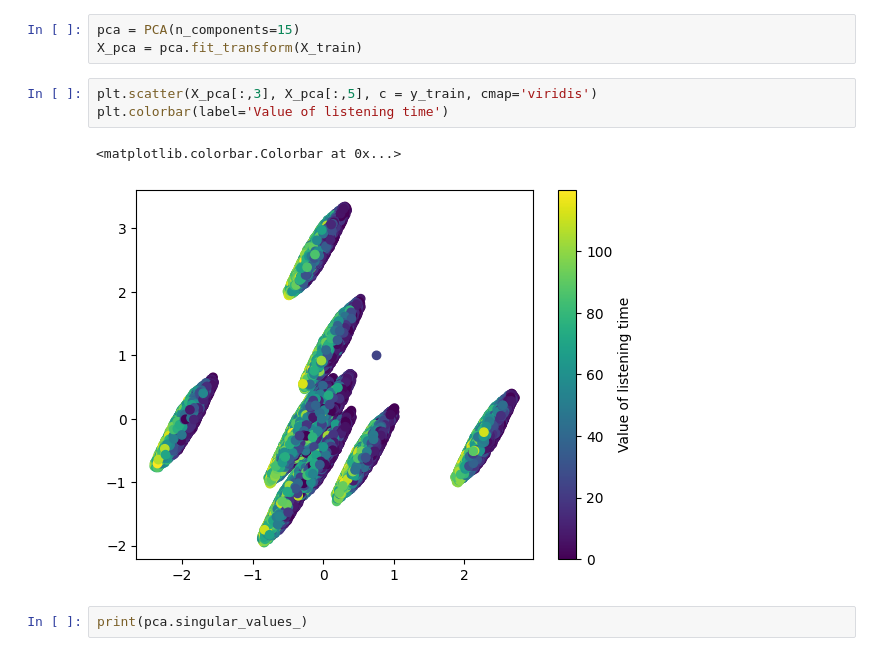
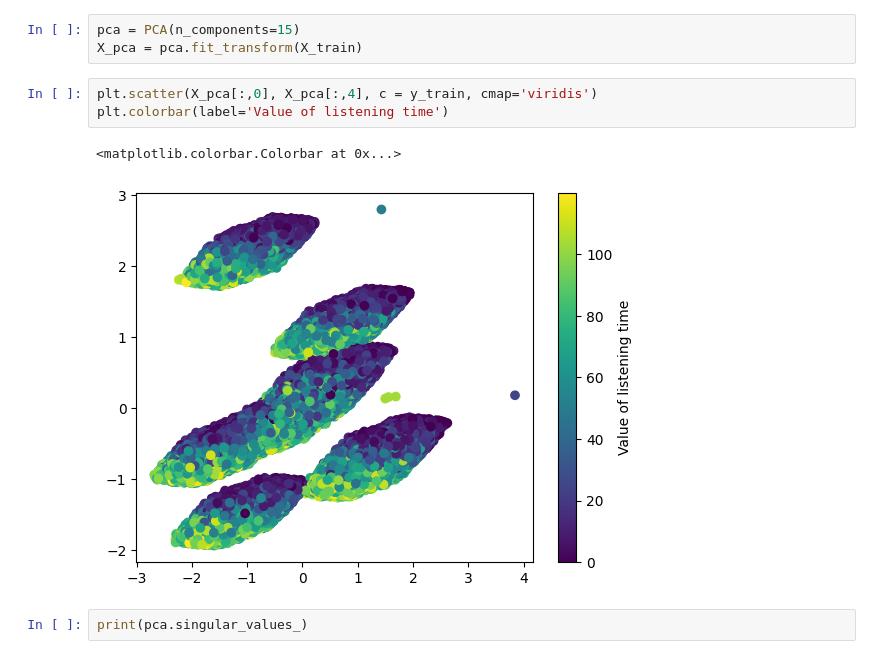
Before and after one commit to rohan843/kaggle-notebooks, a Jupyter notebook: podcast-time-prediction.ipynb, the cells around one changed output. Saved outputs shown, nothing was run; the diff lists cells and outputs as text.

```diff
--- a/podcast-time-prediction.ipynb
+++ b/podcast-time-prediction.ipynb
@@ -365,11 +369,11 @@ RMSE: 13.371039480006786
 pca = PCA(n_components=15)
 X_pca = pca.fit_transform(X_train)
 # %%
-plt.scatter(X_pca[:,3], X_pca[:,5], c = y_train, cmap='viridis')
+plt.scatter(X_pca[:,0], X_pca[:,4], c = y_train, cmap='viridis')
 plt.colorbar(label='Value of listening time')
 # %% [output]
 <matplotlib.colorbar.Colorbar at 0x...>
-[figure, old version]
+[figure, new version]
 # %%
 print(pca.singular_values_)
 # %% [output]
```
Also changed, not shown: parts of 6 cells of this notebook.
